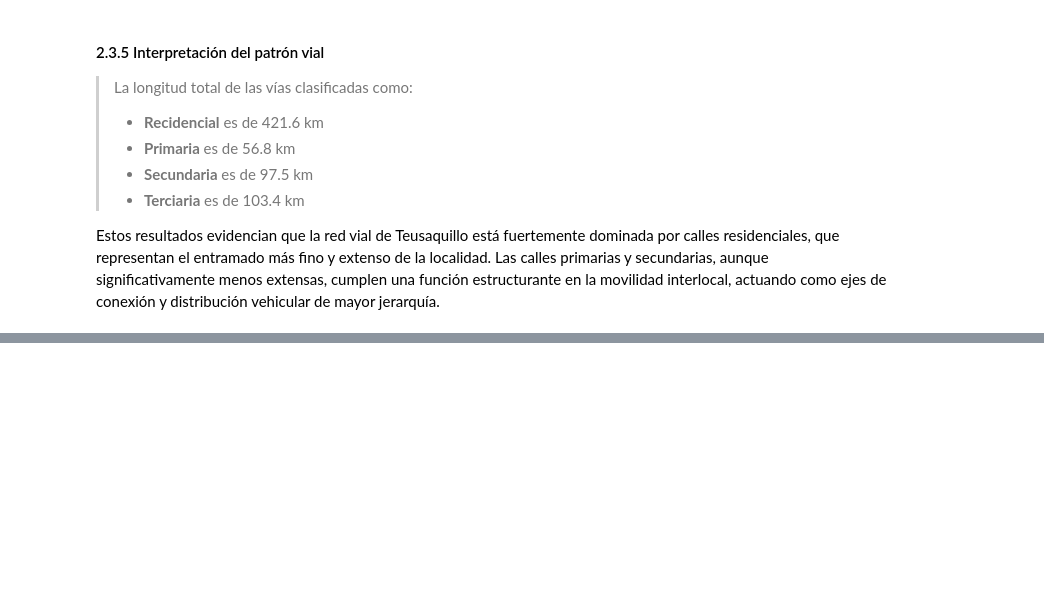
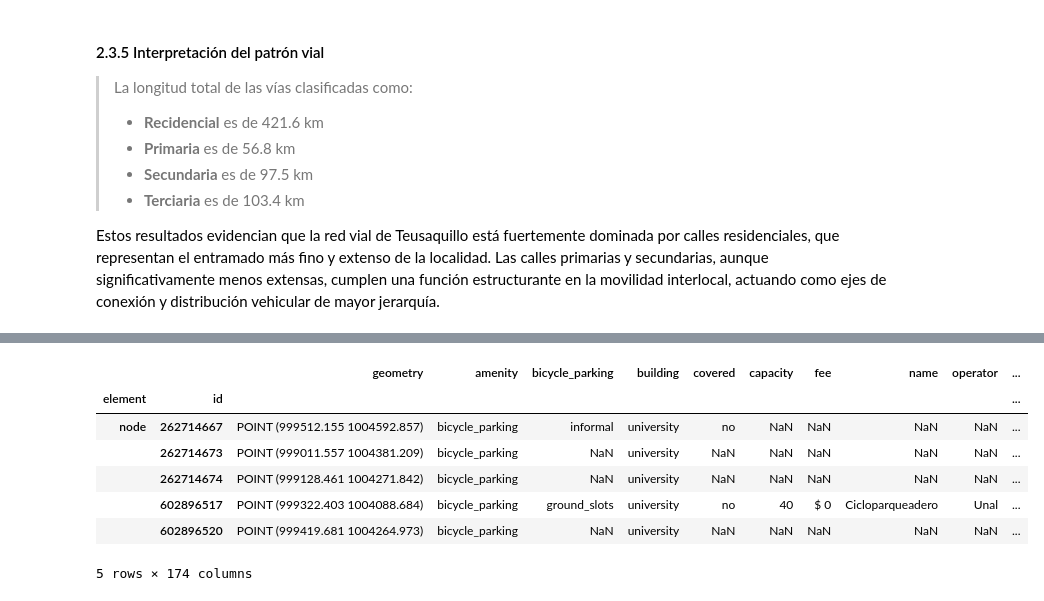
Before and after one commit to MegGarciaA/Geoprocesamiento, a Jupyter notebook: Analisis_redes.ipynb, the cells around one changed output, grey strips where cells are left out. Cells and saved outputs as stored; diff of their text form; code cells hidden in the pictures; blank space fills up the shorter version.

```diff
--- a/Analisis_redes.ipynb
+++ b/Analisis_redes.ipynb
@@ -491,0 +825,18 @@ Estos resultados evidencian que la red vial de Teusaquillo está fuertemente dom
+# %%
+# Descargar edificios del lugar definido
+buildings = ox.features_from_place(
+    PLACE_NAME,
+    tags={"building": True}
+).to_crs(edges_proj.crs)
+
+# Verificar contenido
+buildings.head()
+# %% [output]
+|  |  | geometry | amenity | bicycle_parking | building | covered | capacity | fee | name | operator | ... |
+| element | id |  |  |  |  |  |  |  |  |  | ... |
+| node | 262714667 | POINT (999512.155 1004592.857) | bicycle_parking | informal | university | no | NaN | NaN | NaN | NaN | ... |
+|  | 262714673 | POINT (999011.557 1004381.209) | bicycle_parking | NaN | university | NaN | NaN | NaN | NaN | NaN | ... |
+|  | 262714674 | POINT (999128.461 1004271.842) | bicycle_parking | NaN | university | NaN | NaN | NaN | NaN | NaN | ... |
+|  | 602896517 | POINT (999322.403 1004088.684) | bicycle_parking | ground_slots | university | no | 40 | $ 0 | Cicloparqueadero | Unal | ... |
+|  | 602896520 | POINT (999419.681 1004264.973) | bicycle_parking | NaN | university | NaN | NaN | NaN | NaN | NaN | ... |
+5 rows × 174 columns
```
Also changed, not shown: parts of 26 cells of this notebook.
